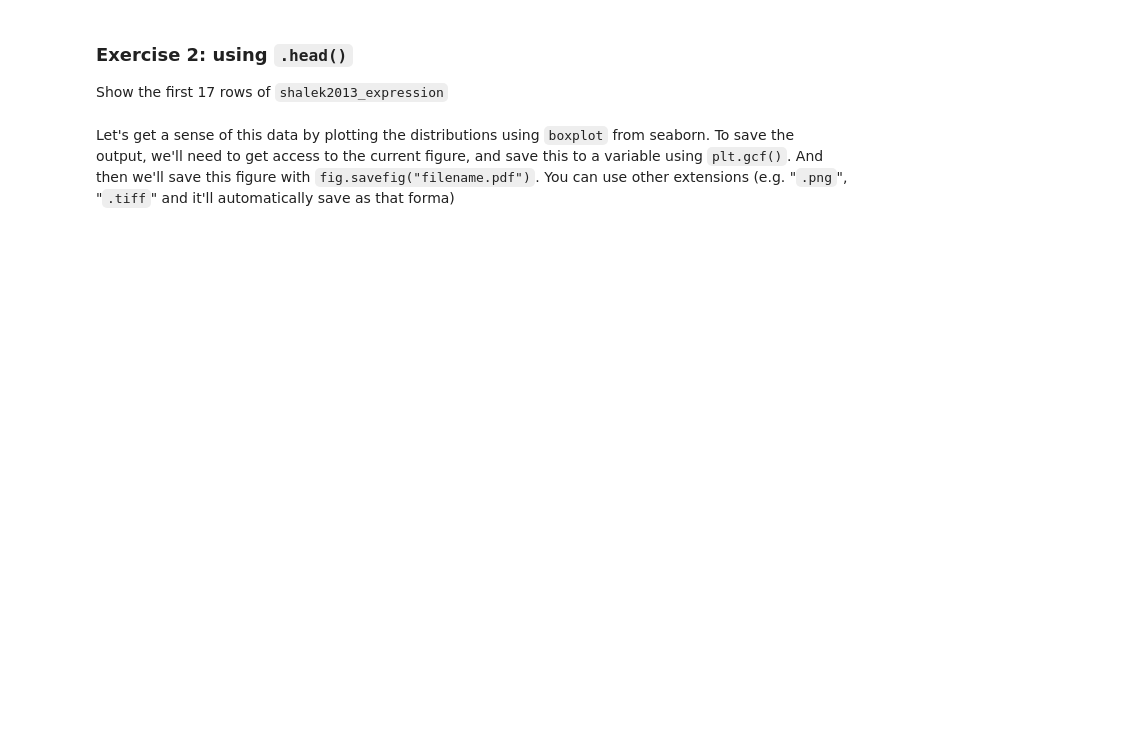
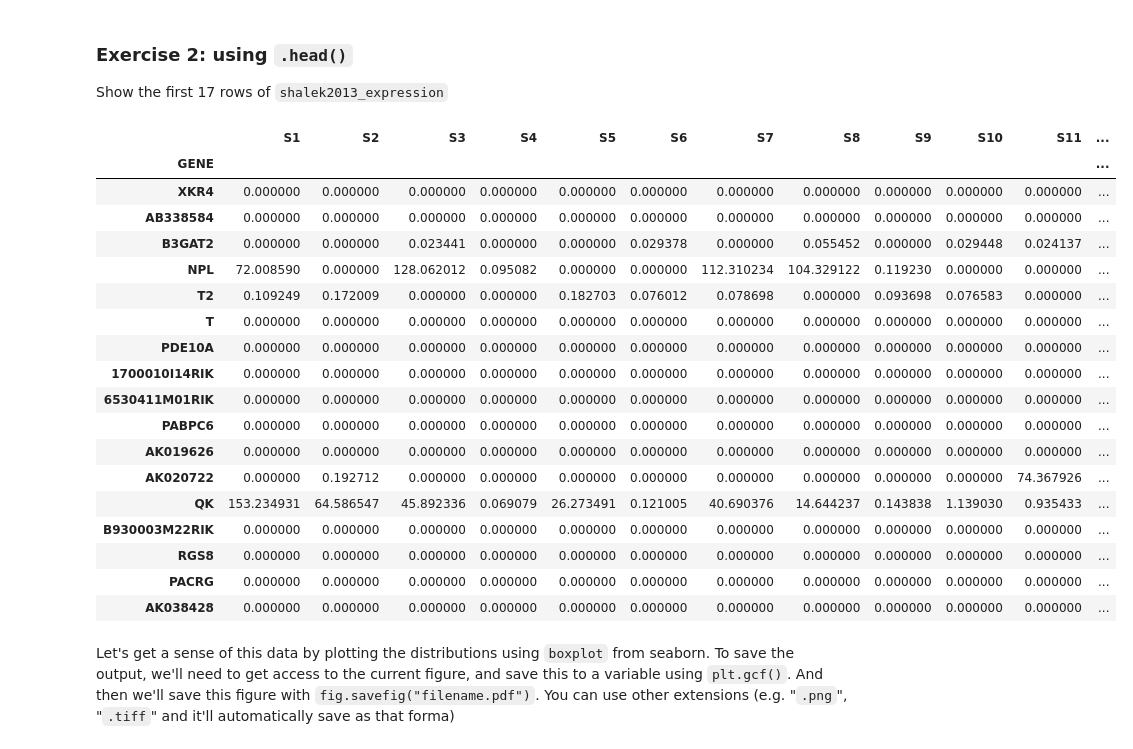
Before and after one commit to haematologic/single-cell-bioinformatics, a Jupyter notebook: notebooks/1.2_Downloading_public_data_Shalek2013.ipynb, the cells around one changed output. Saved outputs shown, nothing was run; the diff lists cells and outputs as text; code cells hidden in the pictures; blank space fills up the shorter version.

```diff
--- a/notebooks/1.2_Downloading_public_data_Shalek2013.ipynb
+++ b/notebooks/1.2_Downloading_public_data_Shalek2013.ipynb
@@ -110,7 +110,3 @@ shalek2013_expression.head()
 That's kind of annoying ... we don't see all the samples.
 
 So we have 21 columns but looks like here `pandas` by default is showing a maximum of 20 so let's change the setting so we can see ALL of the samples instead of just skipping single cell 11 (**S11**). Let's change to 50 for good measure.
-# %%
-pd.options.display.max_columns = 50
-pd.options.display.max_rows = 50
-shalek2013_expression.head()
@@ -199,7 +338,27 @@ shalek2013_expression.head(8)
 
 Show the first 17 rows of `shalek2013_expression`
 # %%
-# YOUR CODE HERE
+shalek2013_expression.head(17)# YOUR CODE HERE
+# %% [output]
+|  | S1 | S2 | S3 | S4 | S5 | S6 | S7 | S8 | S9 | S10 | S11 | ... |
+| GENE |  |  |  |  |  |  |  |  |  |  |  | ... |
+| XKR4 | 0.000000 | 0.000000 | 0.000000 | 0.000000 | 0.000000 | 0.000000 | 0.000000 | 0.000000 | 0.000000 | 0.000000 | 0.000000 | ... |
+| AB338584 | 0.000000 | 0.000000 | 0.000000 | 0.000000 | 0.000000 | 0.000000 | 0.000000 | 0.000000 | 0.000000 | 0.000000 | 0.000000 | ... |
+| B3GAT2 | 0.000000 | 0.000000 | 0.023441 | 0.000000 | 0.000000 | 0.029378 | 0.000000 | 0.055452 | 0.000000 | 0.029448 | 0.024137 | ... |
+| NPL | 72.008590 | 0.000000 | 128.062012 | 0.095082 | 0.000000 | 0.000000 | 112.310234 | 104.329122 | 0.119230 | 0.000000 | 0.000000 | ... |
+| T2 | 0.109249 | 0.172009 | 0.000000 | 0.000000 | 0.182703 | 0.076012 | 0.078698 | 0.000000 | 0.093698 | 0.076583 | 0.000000 | ... |
+| T | 0.000000 | 0.000000 | 0.000000 | 0.000000 | 0.000000 | 0.000000 | 0.000000 | 0.000000 | 0.000000 | 0.000000 | 0.000000 | ... |
+| PDE10A | 0.000000 | 0.000000 | 0.000000 | 0.000000 | 0.000000 | 0.000000 | 0.000000 | 0.000000 | 0.000000 | 0.000000 | 0.000000 | ... |
+| 1700010I14RIK | 0.000000 | 0.000000 | 0.000000 | 0.000000 | 0.000000 | 0.000000 | 0.000000 | 0.000000 | 0.000000 | 0.000000 | 0.000000 | ... |
+| 6530411M01RIK | 0.000000 | 0.000000 | 0.000000 | 0.000000 | 0.000000 | 0.000000 | 0.000000 | 0.000000 | 0.000000 | 0.000000 | 0.000000 | ... |
+| PABPC6 | 0.000000 | 0.000000 | 0.000000 | 0.000000 | 0.000000 | 0.000000 | 0.000000 | 0.000000 | 0.000000 | 0.000000 | 0.000000 | ... |
+| AK019626 | 0.000000 | 0.000000 | 0.000000 | 0.000000 | 0.000000 | 0.000000 | 0.000000 | 0.000000 | 0.000000 | 0.000000 | 0.000000 | ... |
+| AK020722 | 0.000000 | 0.192712 | 0.000000 | 0.000000 | 0.000000 | 0.000000 | 0.000000 | 0.000000 | 0.000000 | 0.000000 | 74.367926 | ... |
+| QK | 153.234931 | 64.586547 | 45.892336 | 0.069079 | 26.273491 | 0.121005 | 40.690376 | 14.644237 | 0.143838 | 1.139030 | 0.935433 | ... |
+| B930003M22RIK | 0.000000 | 0.000000 | 0.000000 | 0.000000 | 0.000000 | 0.000000 | 0.000000 | 0.000000 | 0.000000 | 0.000000 | 0.000000 | ... |
+| RGS8 | 0.000000 | 0.000000 | 0.000000 | 0.000000 | 0.000000 | 0.000000 | 0.000000 | 0.000000 | 0.000000 | 0.000000 | 0.000000 | ... |
+| PACRG | 0.000000 | 0.000000 | 0.000000 | 0.000000 | 0.000000 | 0.000000 | 0.000000 | 0.000000 | 0.000000 | 0.000000 | 0.000000 | ... |
+| AK038428 | 0.000000 | 0.000000 | 0.000000 | 0.000000 | 0.000000 | 0.000000 | 0.000000 | 0.000000 | 0.000000 | 0.000000 | 0.000000 | ... |
 # %%
 # The Assert statement checks that the last output, "_", has the correct row names
 assert _.index.tolist() == ['XKR4', 'AB338584', 'B3GAT2', 'NPL', 'T2', 'T', 'PDE10A', '1700010I14RIK',
```
Also changed, not shown: parts of 26 cells of this notebook, 14 other files.
